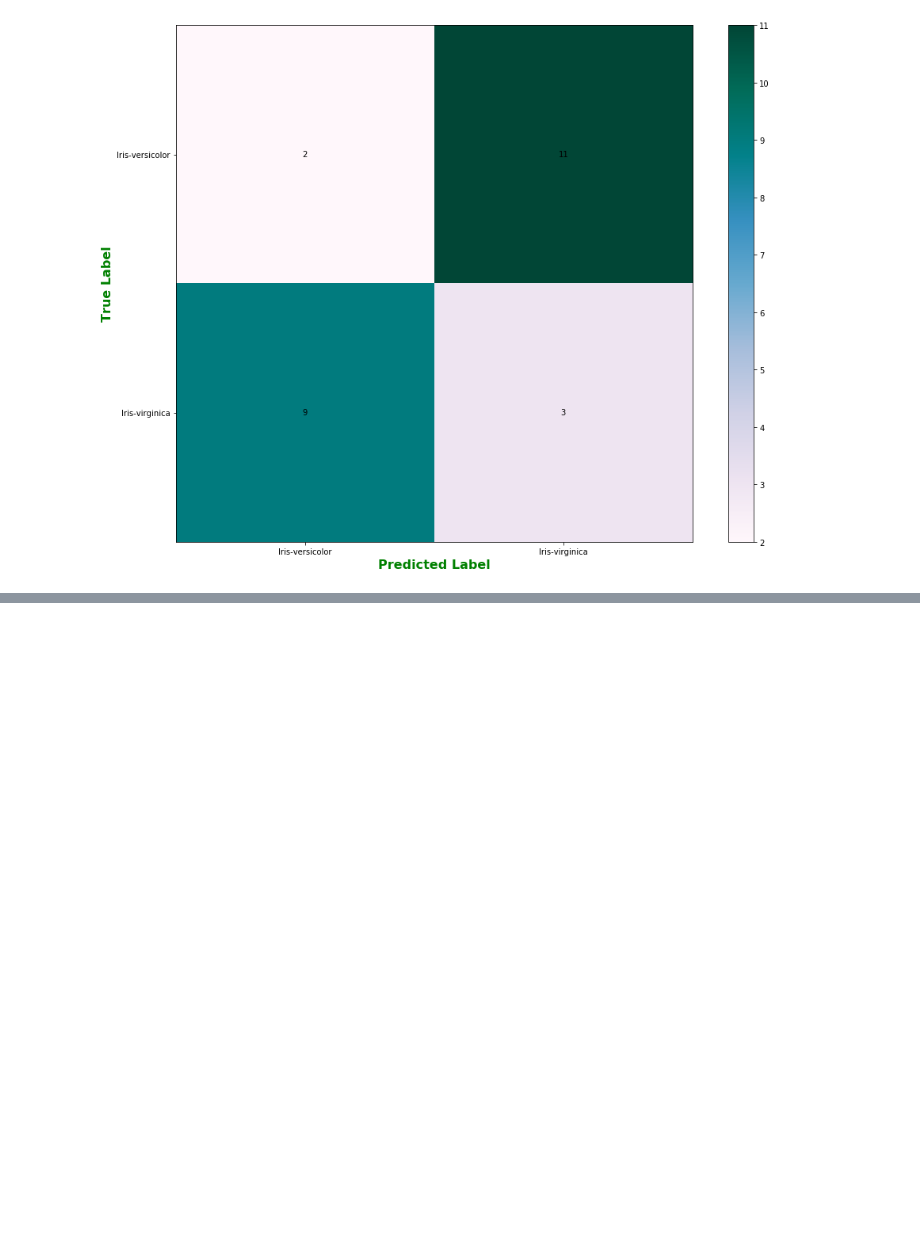
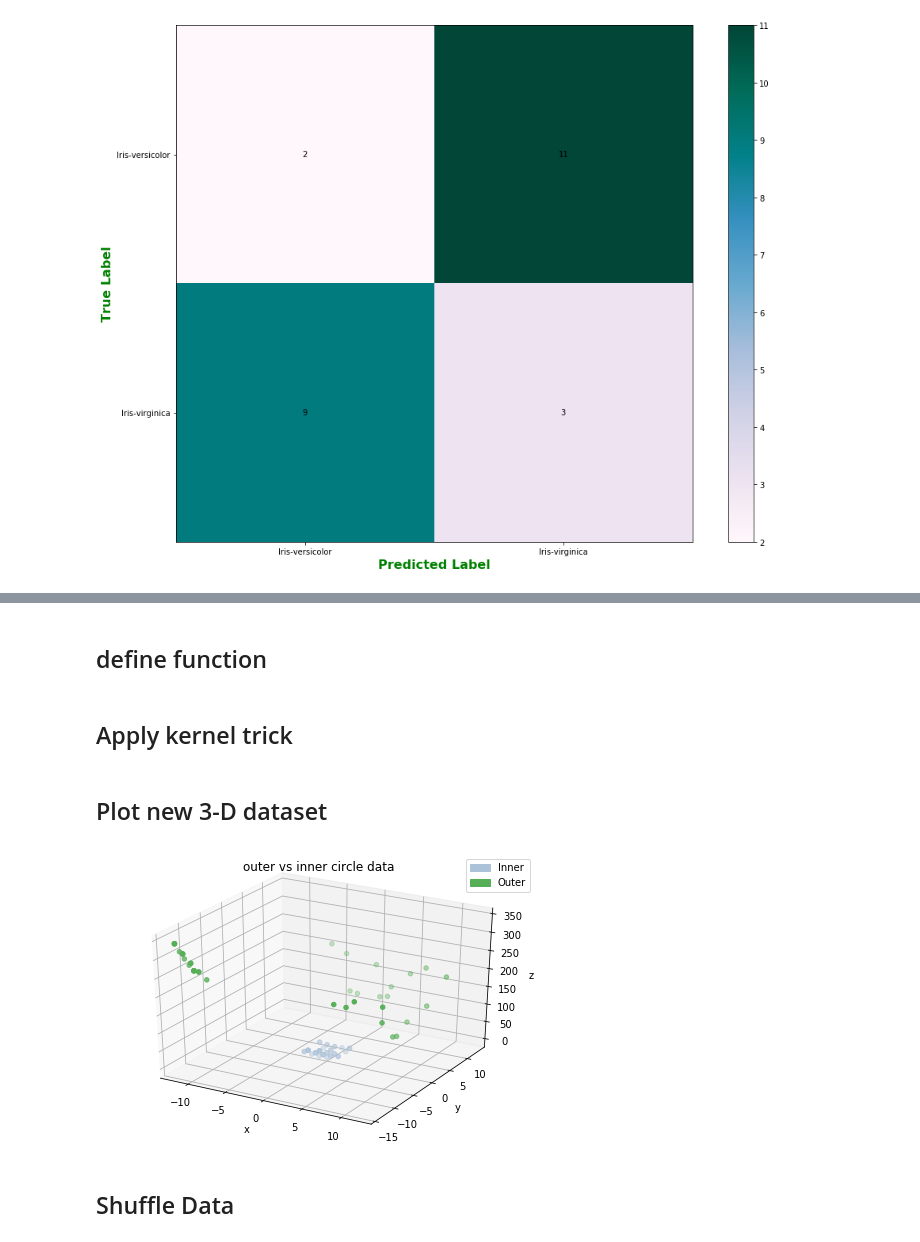
Before and after one commit to luisespriella9/ML-Algorithms, a Jupyter notebook: Support Vector Machines.ipynb, the cells around one changed output, grey strips where cells are left out. Cells and saved outputs as stored; diff of their text form; code cells hidden in the pictures; blank space fills up the shorter version.

Commit message:
implemented kernel trick

```diff
--- a/Support Vector Machines.ipynb
+++ b/Support Vector Machines.ipynb
@@ -397,0 +469,18 @@ confusion_matrix.plot()
+# %% [markdown]
+## define function
+# %%
+def sample_function(x, y):
+    return np.square(x) + np.square(y)
+# %% [markdown]
+## Apply kernel trick
+# %%
+new_dimension = sample_function(sample_df['x'], sample_df['y'])
+other_columns['z'] = new_dimension
+# %% [markdown]
+## Plot new 3-D dataset
+# %%
+plot(other_columns, sample_df['label'], "outer vs inner circle data")
+# %% [output]
+[figure, added]
+# %% [markdown]
+## Shuffle Data
```
Also changed, not shown: parts of 15 cells of this notebook.
